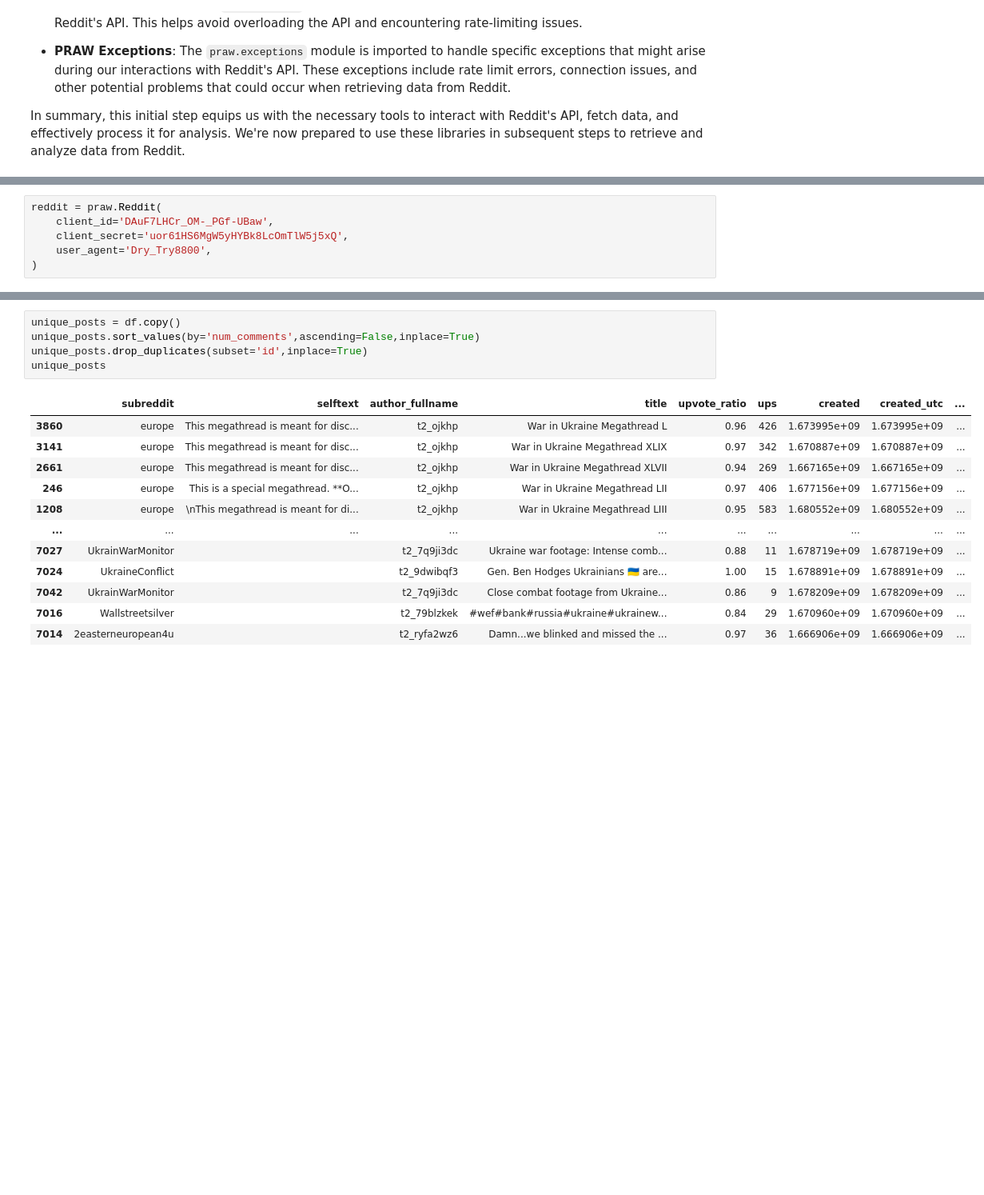
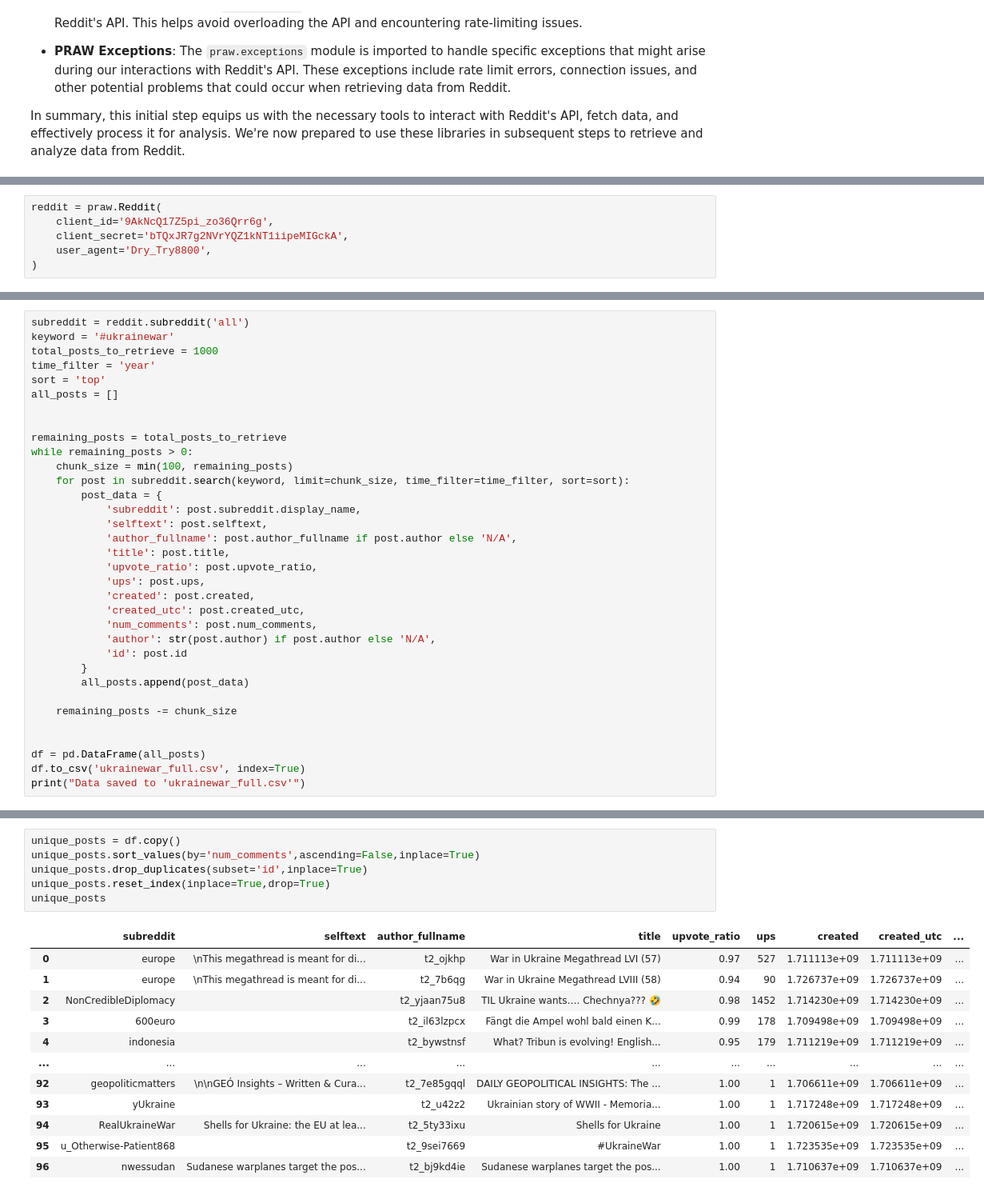
Before and after one commit to sntk-76/analyzing-Ukraine-war, a Jupyter notebook: Ukraine_War.ipynb, the cells around one changed output, grey strips where cells are left out. Shown at 80% size. Cells and saved outputs as stored; diff of their text form; blank space fills up the shorter version.

Commit message:
version_2
I simplified data extraction of reddit and also I add a lot of explanation to the code for better understanding.

````diff
--- a/Ukraine_War.ipynb
+++ b/Ukraine_War.ipynb
@@ -36,7 +72,7 @@ With this authenticated `reddit` object, we can now access various Reddit data a
 ```
 # %%
 reddit = praw.Reddit(
-    client_id='DAuF7LHCr_OM-_PGf-UBaw',
-    client_secret='uor61HS6MgW5yHYBk8LcOmTlW5j5xQ',
+    client_id='9AkNcQ17Z5pi_zo36Qrr6g',
+    client_secret='bTQxJR7g2NVrYQZ1kNT1iipeMIGckA',
     user_agent='Dry_Try8800',
 )
@@ -120,0 +169,34 @@ df.to_csv('ukrainewar_full.csv', index=True)
+# %%
+subreddit = reddit.subreddit('all')
+keyword = '#ukrainewar'
+total_posts_to_retrieve = 1000
+time_filter = 'year'
+sort = 'top'
+all_posts = []
+
+
+remaining_posts = total_posts_to_retrieve
+while remaining_posts > 0:
+    chunk_size = min(100, remaining_posts)
+    for post in subreddit.search(keyword, limit=chunk_size, time_filter=time_filter, sort=sort):
+        post_data = {
+            'subreddit': post.subreddit.display_name,
+            'selftext': post.selftext,
+            'author_fullname': post.author_fullname if post.author else 'N/A',
+            'title': post.title,
+            'upvote_ratio': post.upvote_ratio,
+            'ups': post.ups,
+            'created': post.created,
+            'created_utc': post.created_utc,
+            'num_comments': post.num_comments,
+            'author': str(post.author) if post.author else 'N/A',
+            'id': post.id
+        }
+        all_posts.append(post_data)
+
+    remaining_posts -= chunk_size
+
+
+df = pd.DataFrame(all_posts)
+df.to_csv('ukrainewar_full.csv', index=True)
+print("Data saved to 'ukrainewar_full.csv'")
@@ -149,18 +238,19 @@ The resulting `unique_posts` DataFrame is now optimized for further analysis, co
 # %%
 unique_posts = df.copy()
 unique_posts.sort_values(by='num_comments',ascending=False,inplace=True)
 unique_posts.drop_duplicates(subset='id',inplace=True)
+unique_posts.reset_index(inplace=True,drop=True)
 unique_posts
 # %% [output]
 |  | subreddit | selftext | author_fullname | title | upvote_ratio | ups | created | created_utc | ... |
-| 3860 | europe | This megathread is meant for disc... | t2_ojkhp | War in Ukraine Megathread L | 0.96 | 426 | 1.673995e+09 | 1.673995e+09 | ... |
-| 3141 | europe | This megathread is meant for disc... | t2_ojkhp | War in Ukraine Megathread XLIX | 0.97 | 342 | 1.670887e+09 | 1.670887e+09 | ... |
-| 2661 | europe | This megathread is meant for disc... | t2_ojkhp | War in Ukraine Megathread XLVII | 0.94 | 269 | 1.667165e+09 | 1.667165e+09 | ... |
-| 246 | europe | This is a special megathread. **O... | t2_ojkhp | War in Ukraine Megathread LII | 0.97 | 406 | 1.677156e+09 | 1.677156e+09 | ... |
-| 1208 | europe | \nThis megathread is meant for di... | t2_ojkhp | War in Ukraine Megathread LIII | 0.95 | 583 | 1.680552e+09 | 1.680552e+09 | ... |
+| 0 | europe | \nThis megathread is meant for di... | t2_ojkhp | War in Ukraine Megathread LVI (57) | 0.97 | 527 | 1.711113e+09 | 1.711113e+09 | ... |
+| 1 | europe | \nThis megathread is meant for di... | t2_7b6qg | War in Ukraine Megathread LVIII (58) | 0.94 | 90 | 1.726737e+09 | 1.726737e+09 | ... |
+| 2 | NonCredibleDiplomacy |  | t2_yjaan75u8 | TIL Ukraine wants…. Chechnya??? 🤣 | 0.98 | 1452 | 1.714230e+09 | 1.714230e+09 | ... |
+| 3 | 600euro |  | t2_il63lzpcx | Fängt die Ampel wohl bald einen K... | 0.99 | 178 | 1.709498e+09 | 1.709498e+09 | ... |
+| 4 | indonesia |  | t2_bywstnsf | What? Tribun is evolving! English... | 0.95 | 179 | 1.711219e+09 | 1.711219e+09 | ... |
 | ... | ... | ... | ... | ... | ... | ... | ... | ... | ... |
-| 7027 | UkrainWarMonitor |  | t2_7q9ji3dc | Ukraine war footage: Intense comb... | 0.88 | 11 | 1.678719e+09 | 1.678719e+09 | ... |
-| 7024 | UkraineConflict |  | t2_9dwibqf3 | Gen. Ben Hodges Ukrainians 🇺🇦 are... | 1.00 | 15 | 1.678891e+09 | 1.678891e+09 | ... |
-| 7042 | UkrainWarMonitor |  | t2_7q9ji3dc | Close combat footage from Ukraine... | 0.86 | 9 | 1.678209e+09 | 1.678209e+09 | ... |
-| 7016 | Wallstreetsilver |  | t2_79blzkek | #wef#bank#russia#ukraine#ukrainew... | 0.84 | 29 | 1.670960e+09 | 1.670960e+09 | ... |
-| 7014 | 2easterneuropean4u |  | t2_ryfa2wz6 | Damn...we blinked and missed the ... | 0.97 | 36 | 1.666906e+09 | 1.666906e+09 | ... |
+| 92 | geopoliticmatters | \n\nGEÓ Insights – Written & Cura... | t2_7e85gqql | DAILY GEOPOLITICAL INSIGHTS: The ... | 1.00 | 1 | 1.706611e+09 | 1.706611e+09 | ... |
+| 93 | yUkraine |  | t2_u42z2 | Ukrainian story of WWII - Memoria... | 1.00 | 1 | 1.717248e+09 | 1.717248e+09 | ... |
+| 94 | RealUkraineWar | Shells for Ukraine: the EU at lea... | t2_5ty33ixu | Shells for Ukraine | 1.00 | 1 | 1.720615e+09 | 1.720615e+09 | ... |
+| 95 | u_Otherwise-Patient868 |  | t2_9sei7669 | #UkraineWar | 1.00 | 1 | 1.723535e+09 | 1.723535e+09 | ... |
+| 96 | nwessudan | Sudanese warplanes target the pos... | t2_bj9kd4ie | Sudanese warplanes target the pos... | 1.00 | 1 | 1.710637e+09 | 1.710637e+09 | ... |
````
Also changed, not shown: parts of 17 cells of this notebook, 8 other files.
